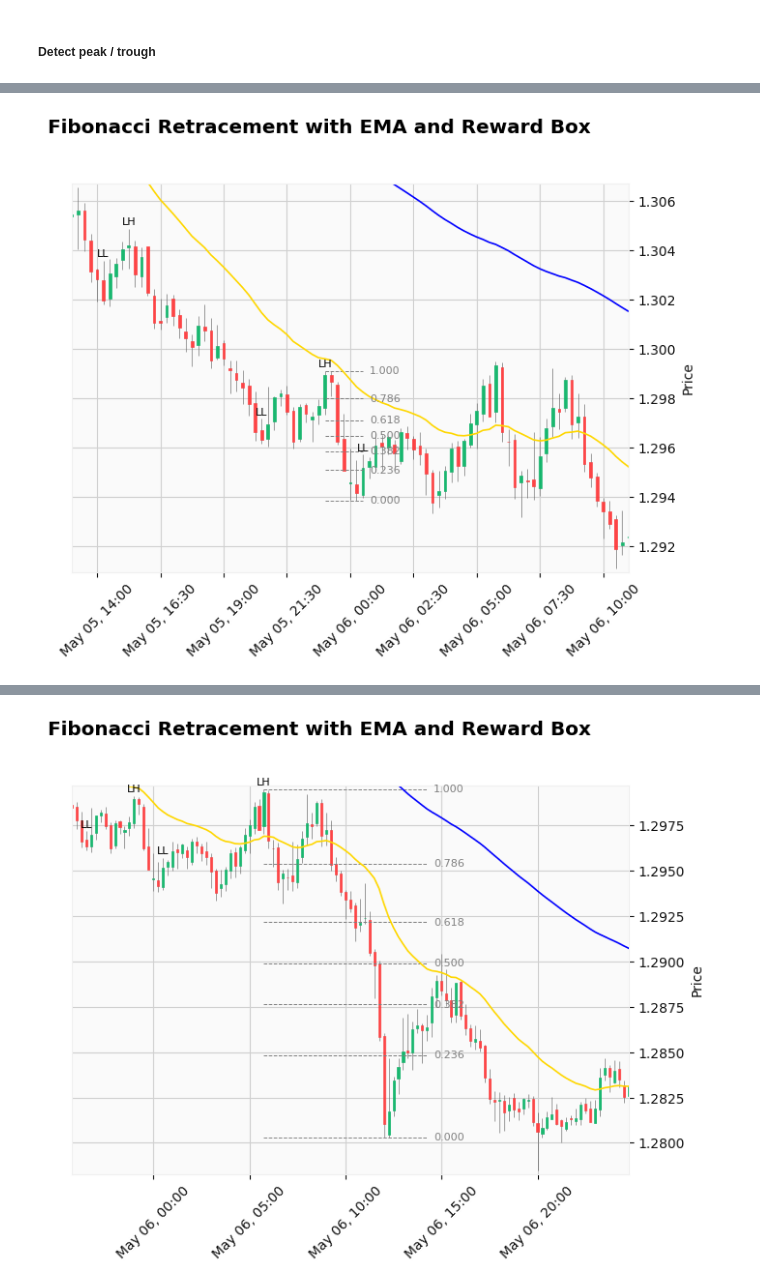
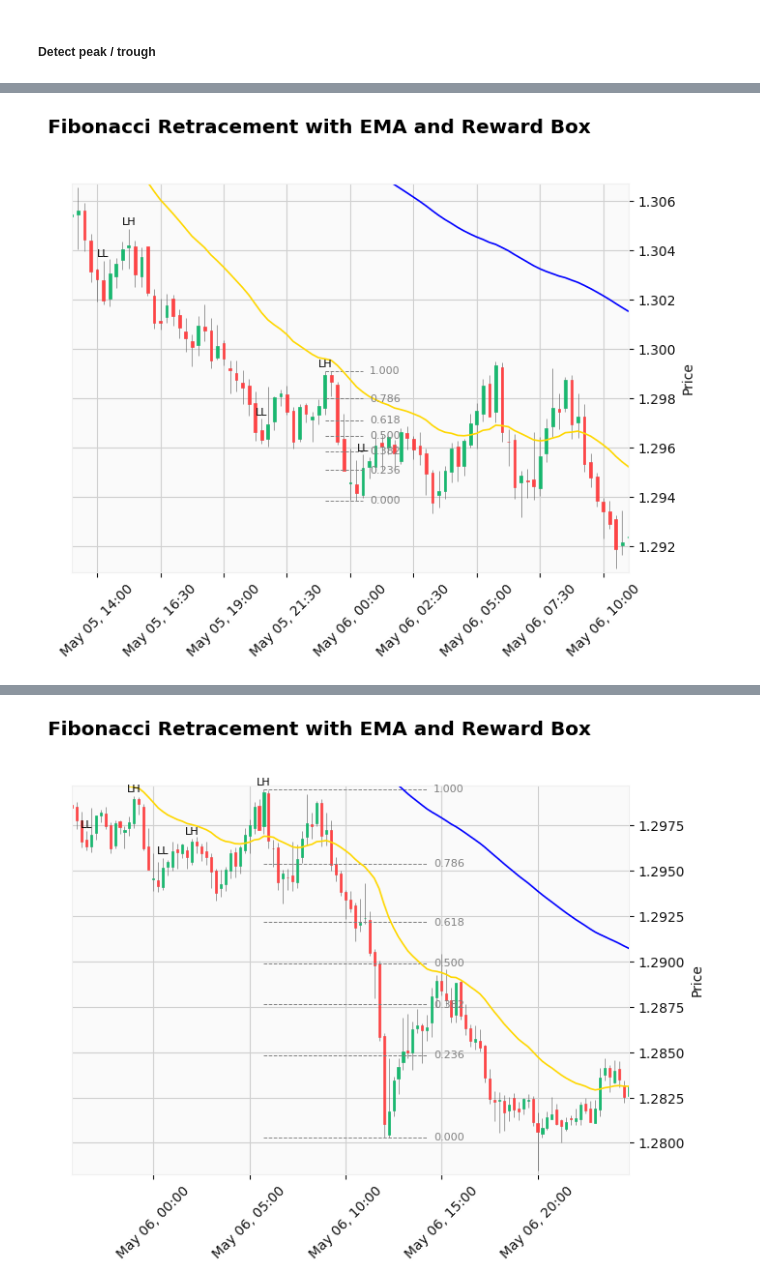
Before and after one commit to greentree327/Algogene_algo_trading, a Jupyter notebook: historical data/forex.ipynb, the cells around one changed output, grey strips where cells are left out. Saved outputs shown, nothing was run; the diff lists cells and outputs as text; code cells hidden in the pictures.

```diff
--- a/historical data/forex.ipynb
+++ b/historical data/forex.ipynb
@@ -310,7 +310,7 @@ class BearishFSM: # Finite State Machine
 
         if current_trend != prev_trend:
             self.reset()
-            print(f"[{idx}] Trend changed from {prev_trend} to {current_trend}, reset state to IDLE")
+            print(f"[{self.df.index[idx]}] Trend changed from {prev_trend} to {current_trend}, reset state to IDLE")
 
         if current_trend == "bearish":
             if self.state == "IDLE":
@@ -321,7 +321,7 @@ class BearishFSM: # Finite State Machine
                     prev_state = self.state
                     self.df.loc[self.df.index[self.low_price_idx], "label"] = 'L'
                     self.state = "PULLBACK_DETECTED"
-                    print(f"[{idx}] State changed: {prev_state} → {self.state}")
+                    print(f"[{self.df.index[idx]}] State changed: {prev_state} → {self.state}")
 
             elif self.state == "PULLBACK_DETECTED":
                 if lowest_body_price[idx] < self.low_price:
@@ -335,7 +335,7 @@ class BearishFSM: # Finite State Machine
 
                     prev_state = self.state
                     self.state = "BREAK_OF_STRUCTURE"
-                    print(f"[{idx}] State changed: {prev_state} → {self.state}")
+                    print(f"[{self.df.index[idx]}] State changed: {prev_state} → {self.state}")
 
             elif self.state == "BREAK_OF_STRUCTURE":
                 # If price breaks the pev high (LH)
@@ -349,11 +349,12 @@ class BearishFSM: # Finite State Machine
                     # self.df.loc[self.df.index[self.low_price_idx], "label"] = 'HL'
                     prev_state = self.state
                     self.state = "PULLBACK_DETECTED"
-                    print(f"[{idx}] State changed: {prev_state} → {self.state}")
+                    print(f"[{self.df.index[idx]}] State changed: {prev_state} → {self.state}")
 
                 elif all(greens.iloc[idx - i] is True for i in range(3)) and (greens.iloc[idx - 3] is False) and (closes[idx] > opens[idx - 3] or closes[idx - 1] > opens[idx - 3] or closes[idx - 2] > opens[idx - 3]):
 
                     if lowest_body_price[idx] < self.low_price:
+                        """
                         # Define high price for Fib retrace
                         self.high_price = highest_body_price[self.low_price_idx:idx - 2].max()
                         self.high_price_relative_idx = np.argmax(highest_body_price[self.low_price_idx: idx - 2])
@@ -362,6 +363,7 @@ class BearishFSM: # Finite State Machine
                         # Identify LH
 
                         self.df.loc[self.df.index[self.high_price_idx], "label"] = 'LH'
+                        """
 
                         # Low price for confirming the next Lower high
                         self.low_price = lowest_body_price[idx-3:idx+1].min()
@@ -376,14 +378,14 @@ class BearishFSM: # Finite State Machine
                         self.fib_dict = dict(self.fib_labels)
                         prev_state = self.state
                         self.state = "WAITING_ENTRY"
-                        print(f"[{idx}] State changed: {prev_state} → {self.state}")
+                        print(f"[{self.df.index[idx]}] State changed: {prev_state} → {self.state}")
 
                     elif highest_body_price[idx] >= self.low_price:
                         # bullish trend
                         # self.df.loc[self.df.index[idx], "label"] = 'HL'
                         prev_state = self.state
                         self.state = "PULLBACK_DETECTED"
-                        print(f"[{idx}] State changed: {prev_state} → {self.state}")
+                        print(f"[{self.df.index[idx]}] State changed: {prev_state} → {self.state}")
 
             elif self.state == "WAITING_ENTRY":
                 fib_618_price = self.fib_dict.get(0.618)
@@ -394,12 +396,19 @@ class BearishFSM: # Finite State Machine
                     plot_fibonacci_candlestick(self.df, self.high_price_idx, self.low_price_idx, trend="bearish", entry_signal=idx)
                     prev_state = self.state
                     self.state = "ENTRY_SIGNAL"
-                    print(f"[{idx}] State changed: {prev_state} → {self.state}")
+                    print(f"[{self.df.index[idx]}] State changed: {prev_state} → {self.state}")
 
                 elif fib_618_price and lowest_body_price[idx] <= fib_000_price: # price lower than 0.000
+                    # # break of structure, set new high point
+                    self.high_price = highest_body_price[self.low_price_idx:idx].max()
+                    self.high_price_relative_idx = np.argmax(highest_body_price[self.low_price_idx: idx])
+                    self.high_price_idx = self.low_price_idx + self.high_price_relative_idx
+
+                    # Indentify new "LH"
+                    self.df.loc[self.df.index[self.high_price_idx], "label"] = 'LH'
                     prev_state = self.state
                     self.state = "BREAK_OF_STRUCTURE"
-                    print(f"[{idx}] State changed: {prev_state} → {self.state}")
+                    print(f"[{self.df.index[idx]}] State changed: {prev_state} → {self.state}")
 
             elif self.state == "ENTRY_SIGNAL":
                 fib_100_price = self.fib_dict.get(1.000)
@@ -408,7 +417,7 @@ class BearishFSM: # Finite State Machine
                 if highest_body_price[idx] >= fib_100_price: # no matter what, if the candle pass 1.00, we do not trade
                     prev_state = self.state
                     self.state = "PULLBACK_DETECTED"
-                    print(f"[{idx}] State changed: {prev_state} → {self.state}")
+                    print(f"[{self.df.index[idx]}] State changed: {prev_state} → {self.state}")
 
                 # Bearish Engulfing candle ( the candle can break 0.00 and we still trade)
                 elif (greens.iloc[idx - 1] is True) and (greens.iloc[idx] is not True) and opens[idx] > closes[idx - 1] and closes[idx] < opens[idx - 1]: # current red , prev green candle, current open > prev close, current close < prev open
@@ -419,16 +428,16 @@ class BearishFSM: # Finite State Machine
                 )
                     prev_state = self.state
                     self.state = "ENTER_MARKET"
-                    print(f"[{idx}] State changed: {prev_state} → {self.state}")
+                    print(f"[{self.df.index[idx]}] State changed: {prev_state} → {self.state}")
 
                 elif lowest_body_price[idx] <= fib_000_price: # If candle breaks 0.00 before there is a Bearish ENGULFING candle
                     prev_state = self.state
                     self.state = "BREAK_OF_STRUCTURE"
-                    print(f"[{idx}] State changed: {prev_state} → {self.state}")
+                    print(f"[{self.df.index[idx]}] State changed: {prev_state} → {self.state}")
 
             elif self.state == "ENTER_MARKET":
                 self.reset()
-                print(f"[{idx}] Reached ENTER_MARKET — resetting FSM to IDLE")                  # need to apply actual logic to execute trade
+                print(f"[{self.df.index[idx]}] Reached ENTER_MARKET — resetting FSM to IDLE")                  # need to apply actual logic to execute trade
 
 
 
@@ -475 +484 @@ for idx in range(3, len(df_4h)):
-[figure, old version]
+[figure, new version]
```
Also changed, not shown: parts of 1 cell of this notebook.
